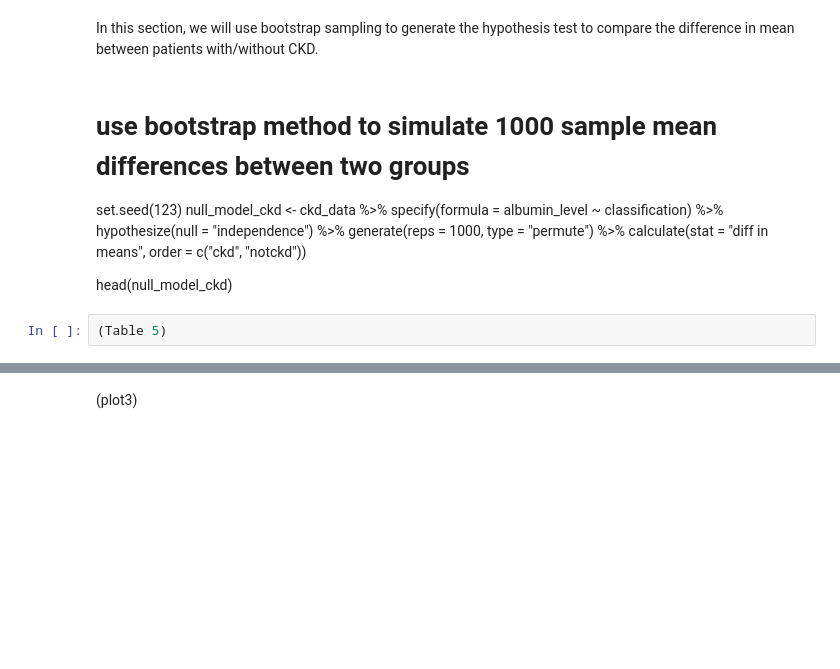
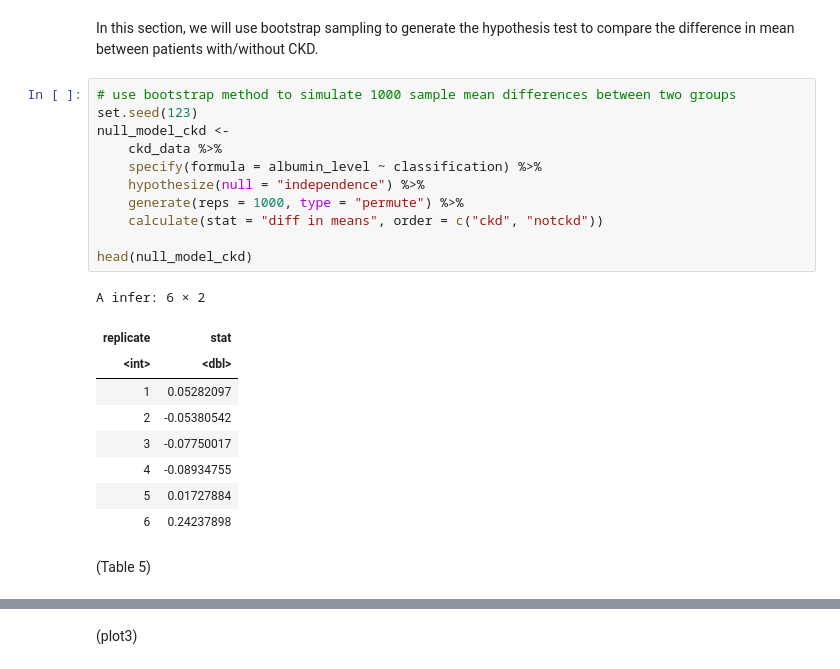
Before and after one commit to mish-salt/Group-14-stat-project, a Jupyter notebook: final report.ipynb, the cells around one changed output, grey strips where cells are left out. Drawn from its saved outputs; the diff is of its cells as text; blank space fills up the shorter version.

```diff
--- a/final report.ipynb
+++ b/final report.ipynb
@@ -188,19 +198,29 @@ these diseases and conditions may also affect the production of albumin
 #### **Bootstrap approach**
 # %% [markdown]
 In this section, we will use bootstrap sampling to generate the hypothesis test to compare the difference in mean between patients with/without CKD.
-# %% [markdown]
-# use bootstrap method to simulate 1000 sample mean differences between two groups
-set.seed(123)
-null_model_ckd <-
-    ckd_data %>%
-    specify(formula = albumin_level ~ classification) %>%
-    hypothesize(null = "independence") %>%
-    generate(reps = 1000, type = "permute") %>%
-    calculate(stat = "diff in means", order = c("ckd", "notckd"))
-
-head(null_model_ckd)
-# %%
-(Table 5)
+# %%
+# use bootstrap method to simulate 1000 sample mean differences between two groups
+set.seed(123)
+null_model_ckd <-
+    ckd_data %>%
+    specify(formula = albumin_level ~ classification) %>%
+    hypothesize(null = "independence") %>%
+    generate(reps = 1000, type = "permute") %>%
+    calculate(stat = "diff in means", order = c("ckd", "notckd"))
+
+head(null_model_ckd)
+# %% [output]
+A infer: 6 × 2
+| replicate | stat |
+| <int> | <dbl> |
+| 1 | 0.05282097 |
+| 2 | -0.05380542 |
+| 3 | -0.07750017 |
+| 4 | -0.08934755 |
+| 5 | 0.01727884 |
+| 6 | 0.24237898 |
+# %% [markdown]
+(Table 5)
 # %%
 ckd_result_plot <-
     null_model_ckd %>%
```
Also changed, not shown: parts of 4 cells of this notebook.
